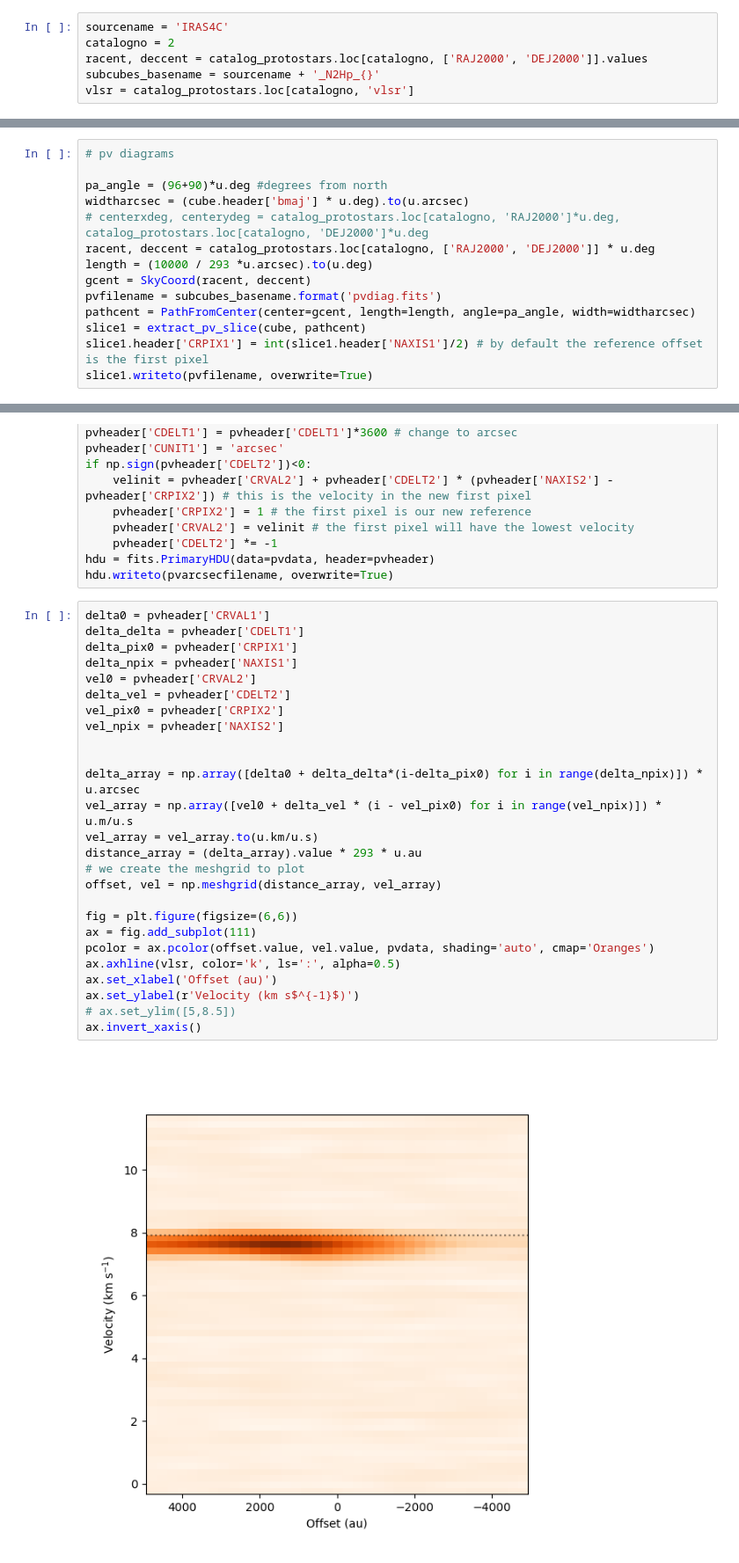
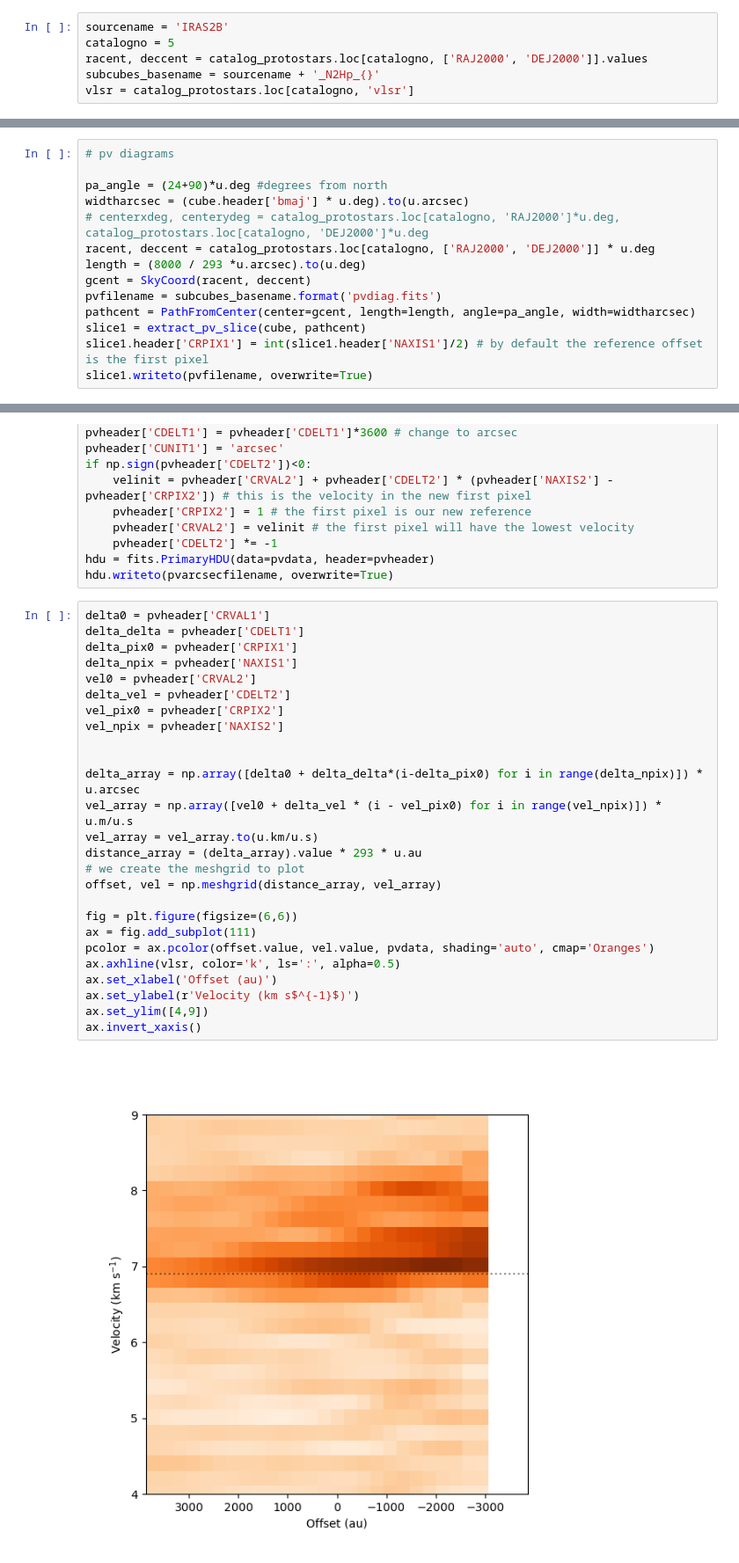
Before and after one commit to tere-valdivia/propstar_gasflow, a Jupyter notebook: analysis/protostar_cutouts/cutout_N2Hp.ipynb, the cells around one changed output, grey strips where cells are left out. Shown at 88% size. Cells and saved outputs as stored; diff of their text form.

```diff
--- a/analysis/protostar_cutouts/cutout_N2Hp.ipynb
+++ b/analysis/protostar_cutouts/cutout_N2Hp.ipynb
@@ -44,8 +44,8 @@ if cut_clusters:
 
 catalog_protostars = pd.read_csv(sourcecat)
 # %%
-sourcename = 'IRAS4C'
-catalogno = 2
+sourcename = 'IRAS2B'
+catalogno = 5
 racent, deccent = catalog_protostars.loc[catalogno, ['RAJ2000', 'DEJ2000']].values
 subcubes_basename = sourcename + '_N2Hp_{}'
 vlsr = catalog_protostars.loc[catalogno, 'vlsr']
@@ -102,11 +102,11 @@ if cut_clusters:
 # %%
 # pv diagrams
 
-pa_angle = (96+90)*u.deg #degrees from north
+pa_angle = (24+90)*u.deg #degrees from north
 widtharcsec = (cube.header['bmaj'] * u.deg).to(u.arcsec)
 # centerxdeg, centerydeg = catalog_protostars.loc[catalogno, 'RAJ2000']*u.deg, catalog_protostars.loc[catalogno, 'DEJ2000']*u.deg
 racent, deccent = catalog_protostars.loc[catalogno, ['RAJ2000', 'DEJ2000']] * u.deg
-length = (10000 / 293 *u.arcsec).to(u.deg)
+length = (8000 / 293 *u.arcsec).to(u.deg)
 gcent = SkyCoord(racent, deccent)
 pvfilename = subcubes_basename.format('pvdiag.fits')
 pathcent = PathFromCenter(center=gcent, length=length, angle=pa_angle, width=widtharcsec)
@@ -129,28 +129,28 @@ hdu.writeto(pvarcsecfilename, overwrite=True)
 # %%
 delta0 = pvheader['CRVAL1']
 delta_delta = pvheader['CDELT1']
 delta_pix0 = pvheader['CRPIX1']
 delta_npix = pvheader['NAXIS1']
 vel0 = pvheader['CRVAL2']
 delta_vel = pvheader['CDELT2']
 vel_pix0 = pvheader['CRPIX2']
 vel_npix = pvheader['NAXIS2']
 
 
 delta_array = np.array([delta0 + delta_delta*(i-delta_pix0) for i in range(delta_npix)]) * u.arcsec
 vel_array = np.array([vel0 + delta_vel * (i - vel_pix0) for i in range(vel_npix)]) * u.m/u.s
 vel_array = vel_array.to(u.km/u.s)
 distance_array = (delta_array).value * 293 * u.au
 # we create the meshgrid to plot
 offset, vel = np.meshgrid(distance_array, vel_array)
 
 fig = plt.figure(figsize=(6,6))
 ax = fig.add_subplot(111)
 pcolor = ax.pcolor(offset.value, vel.value, pvdata, shading='auto', cmap='Oranges')
 ax.axhline(vlsr, color='k', ls=':', alpha=0.5)
 ax.set_xlabel('Offset (au)')
 ax.set_ylabel(r'Velocity (km s$^{-1}$)')
-# ax.set_ylim([5,8.5])
+ax.set_ylim([4,9])
 ax.invert_xaxis()
 # %% [output]
-[figure, old version]
+[figure, new version]
```
Also changed, not shown: 16 other files.
